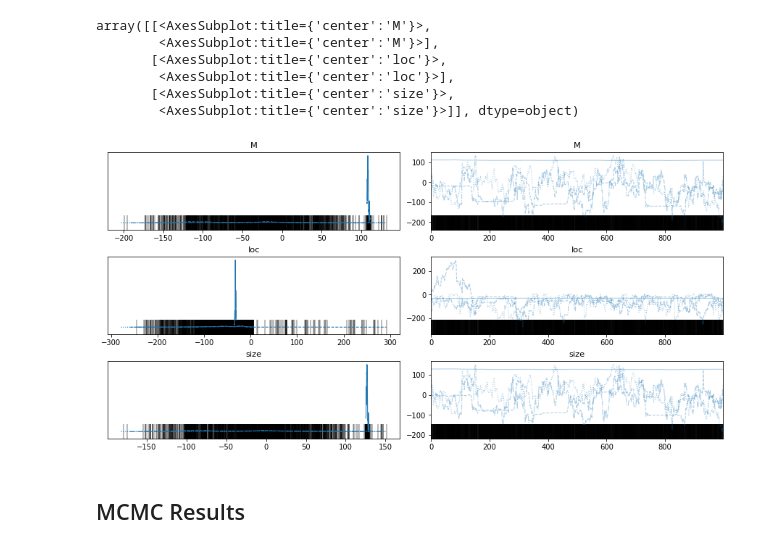
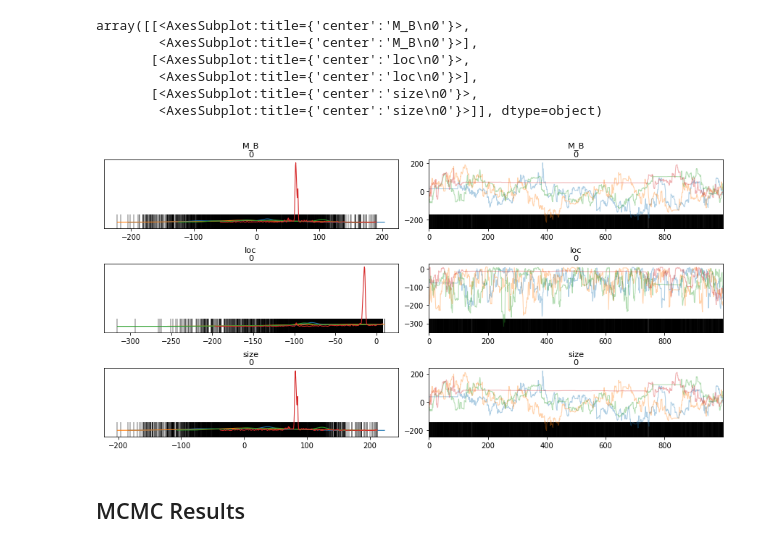
Before and after one commit to ketozhang/research_playground, a Jupyter notebook: hubble_constant_mass_correction/notebook.ipynb, the cells around one changed output. Drawn from its saved outputs; the diff is of its cells as text; code cells hidden in the pictures.

```diff
--- a/hubble_constant_mass_correction/notebook.ipynb
+++ b/hubble_constant_mass_correction/notebook.ipynb
@@ -51,16 +39,16 @@ There were 741 divergences after tuning. Increase `target_accept` or reparameter
 The chain reached the maximum tree depth. Increase max_treedepth, increase target_accept or reparameterize.
 The rhat statistic is larger than 1.4 for some parameters. The sampler did not converge.
 The estimated number of effective samples is smaller than 200 for some parameters.
-# %%
-az.plot_trace(trace, var_names=['M', 'loc', 'size'])
-# %% [output]
-array([[<AxesSubplot:title={'center':'M'}>,
-        <AxesSubplot:title={'center':'M'}>],
-       [<AxesSubplot:title={'center':'loc'}>,
-        <AxesSubplot:title={'center':'loc'}>],
-       [<AxesSubplot:title={'center':'size'}>,
-        <AxesSubplot:title={'center':'size'}>]], dtype=object)
-[figure, removed]
+# %%
+az.plot_trace(trace, var_names=[v.name for v in model.pooled_vars])
+# %% [output]
+array([[<AxesSubplot:title={'center':'M_B\n0'}>,
+        <AxesSubplot:title={'center':'M_B\n0'}>],
+       [<AxesSubplot:title={'center':'loc\n0'}>,
+        <AxesSubplot:title={'center':'loc\n0'}>],
+       [<AxesSubplot:title={'center':'size\n0'}>,
+        <AxesSubplot:title={'center':'size\n0'}>]], dtype=object)
+[figure, added]
 # %% [markdown]
 ## MCMC Results
 # %% [markdown]
```
Also changed, not shown: parts of 6 cells of this notebook, 5 other files.
